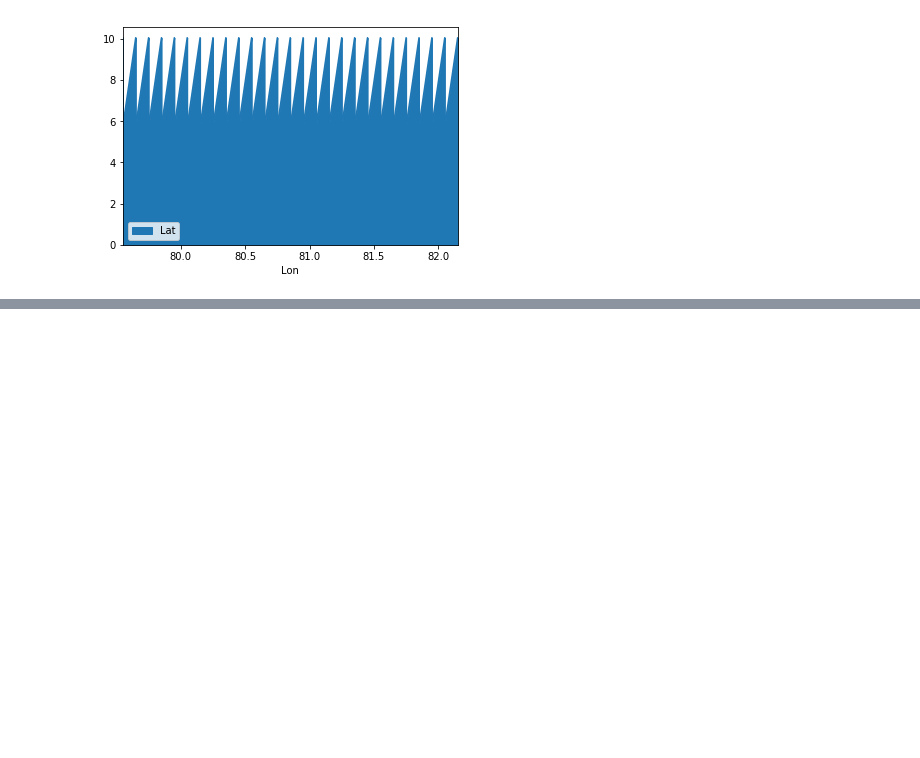
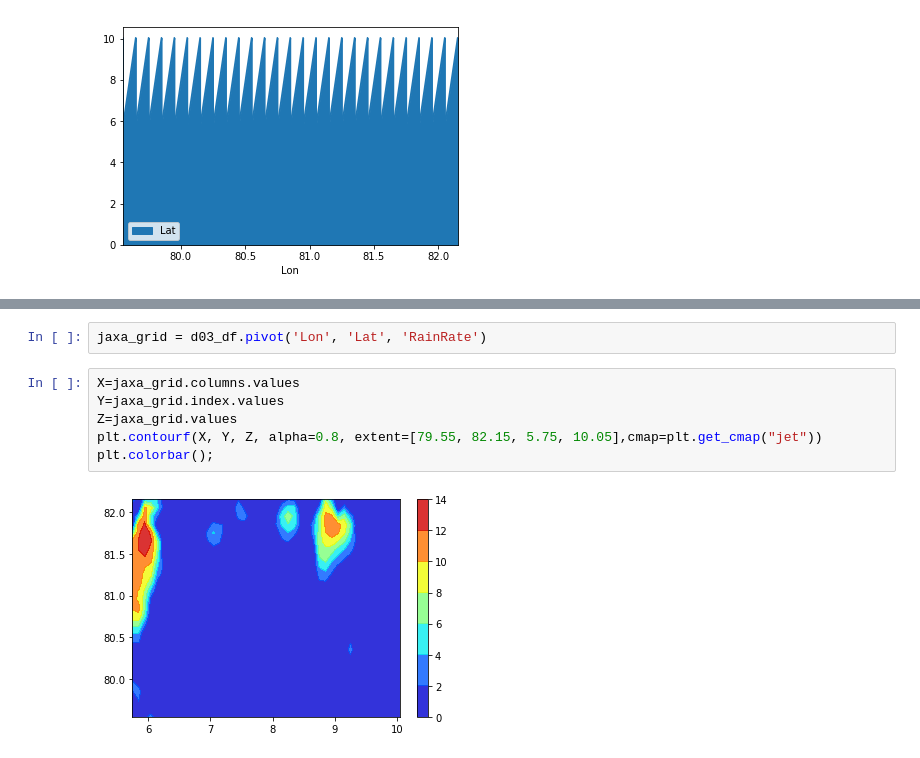
Before and after one commit to hasithadkr7/Jaxa, a Jupyter notebook: jupyter_notebooks/JaxaSat.ipynb, the cells around one changed output, grey strips where cells are left out. Drawn from its saved outputs; the diff is of its cells as text; blank space fills up the shorter version.

```diff
--- a/jupyter_notebooks/JaxaSat.ipynb
+++ b/jupyter_notebooks/JaxaSat.ipynb
@@ -393,0 +332,10 @@ AttributeError: Unknown property c
+# %%
+jaxa_grid = d03_df.pivot('Lon', 'Lat', 'RainRate')
+# %%
+X=jaxa_grid.columns.values
+Y=jaxa_grid.index.values
+Z=jaxa_grid.values
+plt.contourf(X, Y, Z, alpha=0.8, extent=[79.55, 82.15, 5.75, 10.05],cmap=plt.get_cmap("jet"))
+plt.colorbar();
+# %% [output]
+[figure, added]
```
Also changed, not shown: parts of 18 cells of this notebook.
